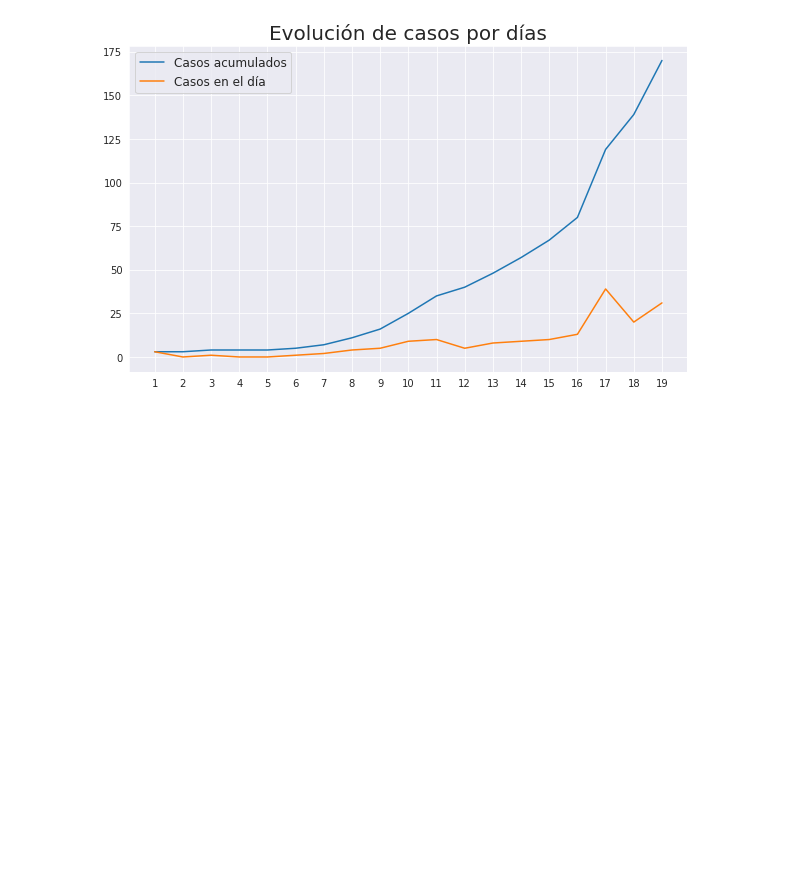
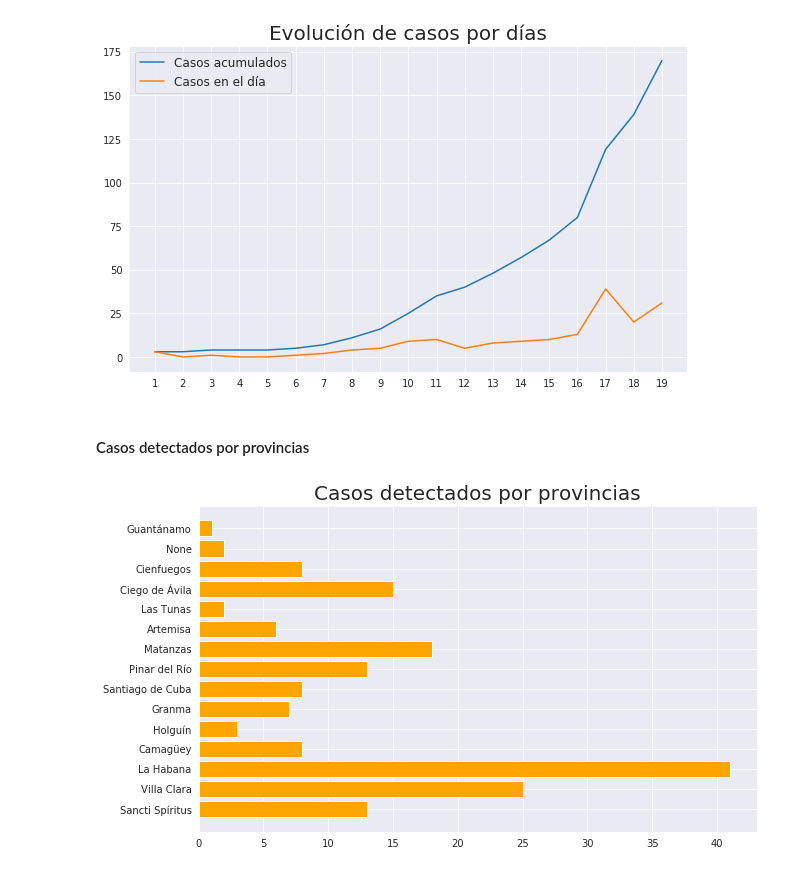
Before and after one commit to luiscib3r/COVID19-Cuba, a Jupyter notebook: covid19cubadata.ipynb, the cells around one changed output. Cells and saved outputs as stored; diff of their text form; code cells hidden in the pictures; blank space fills up the shorter version.

Commit message:
Casos por provincias

```diff
--- a/covid19cubadata.ipynb
+++ b/covid19cubadata.ipynb
@@ -293,3 +293,22 @@ plt.legend(frameon=True, fontsize=12)
 plt.show()
 # %% [output]
 [figure]
+# %% [markdown]
+#### Casos detectados por provincias
+# %%
+locations = defaultdict(int)
+
+for k in range(1, len(data['casos']['dias'].keys())+1):
+    try:
+        for caso in data['casos']['dias'][str(k)]['diagnosticados']:
+            locations[caso['provincia_detección']] += 1
+    except:
+        pass
+# %%
+# Casos detectados por provincias
+plt.figure(figsize=(10, 6))
+plt.barh([str(l) for l in locations], [locations[l] for l in locations], color='orange')
+plt.title('Casos detectados por provincias',fontsize = 20)
+plt.show()
+# %% [output]
+[figure, added]
```
Also changed, not shown: 1 other file.
